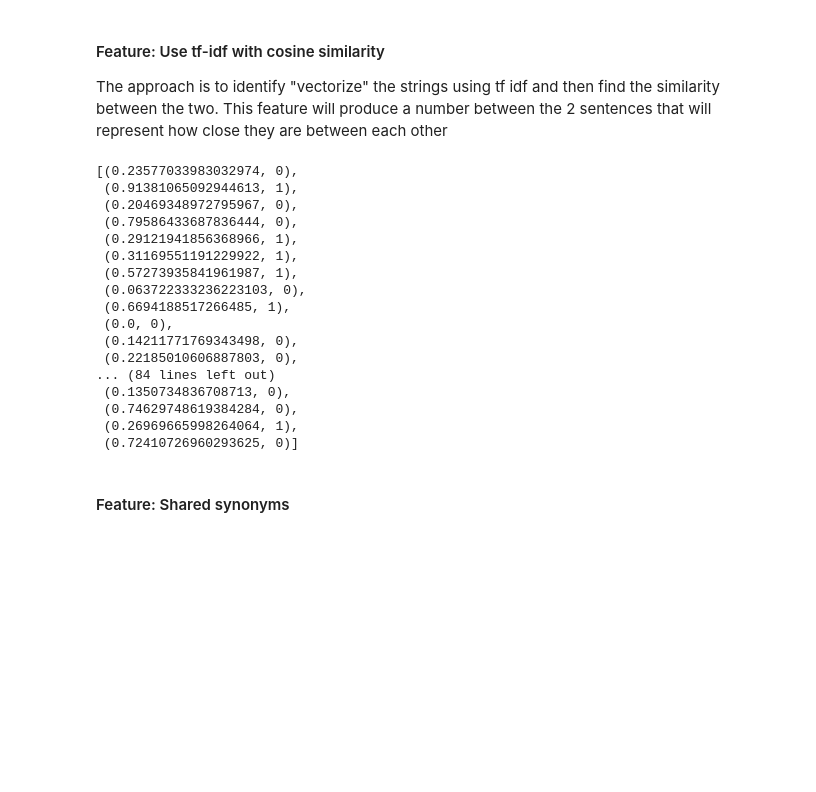
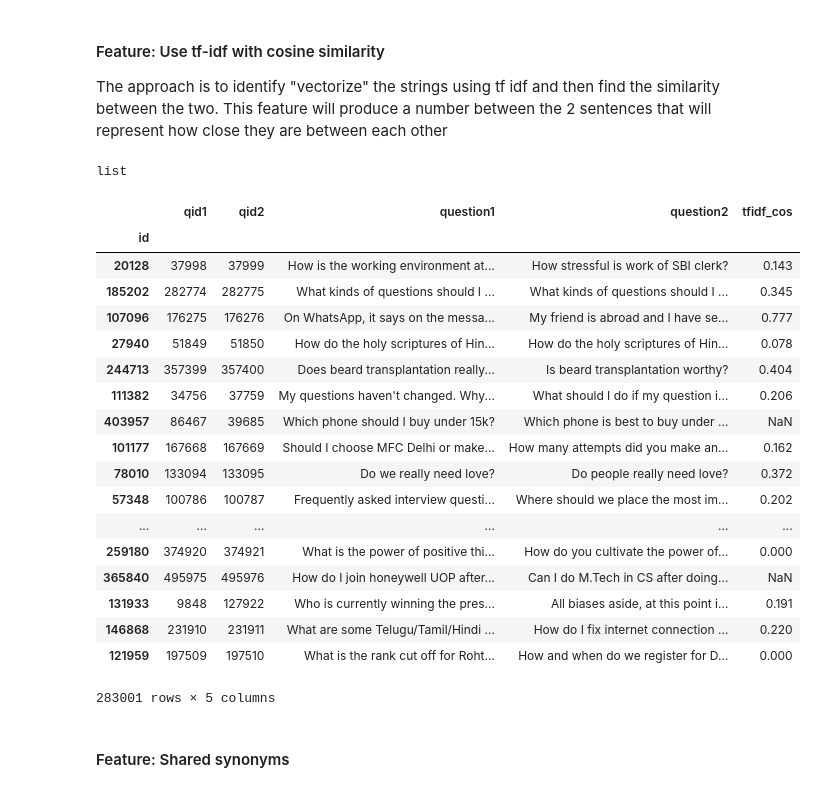
Before and after one commit to jaime-endika/kagglequora, a Jupyter notebook: Quora duplicate questions.ipynb, the cells around one changed output. Cells and saved outputs as stored; diff of their text form; code cells hidden in the pictures; blank space fills up the shorter version.

Commit message:
Added column feature to train dataframe

```diff
--- a/Quora duplicate questions.ipynb
+++ b/Quora duplicate questions.ipynb
@@ -121,23 +120,33 @@ Y_100=y_train[0:100]
-# %%
-list(zip(cos_dist,Y_100))
-# %% [output]
-[(0.23577033983032974, 0),
- (0.91381065092944613, 1),
- (0.20469348972795967, 0),
- (0.79586433687836444, 0),
- (0.29121941856368966, 1),
- (0.31169551191229922, 1),
- (0.57273935841961987, 1),
- (0.063722333236223103, 0),
- (0.6694188517266485, 1),
- (0.0, 0),
- (0.14211771769343498, 0),
- (0.22185010606887803, 0),
-... (84 lines left out)
- (0.1350734836708713, 0),
- (0.74629748619384284, 0),
- (0.26969665998264064, 1),
- (0.72410726960293625, 0)]
+# %%
+tfidf_cos=tfidf(q1_list[:],q2_list[:])
+# %%
+type(tfidf_cos)
+# %% [output]
+list
+# %%
+X_train.ix[:,'tfidf_cos']=pd.Series(tfidf_cos)
+# %%
+X_train
+# %% [output]
+|  | qid1 | qid2 | question1 | question2 | tfidf_cos |
+| id |  |  |  |  |  |
+| 20128 | 37998 | 37999 | How is the working environment at... | How stressful is work of SBI clerk? | 0.143 |
+| 185202 | 282774 | 282775 | What kinds of questions should I ... | What kinds of questions should I ... | 0.345 |
+| 107096 | 176275 | 176276 | On WhatsApp, it says on the messa... | My friend is abroad and I have se... | 0.777 |
+| 27940 | 51849 | 51850 | How do the holy scriptures of Hin... | How do the holy scriptures of Hin... | 0.078 |
+| 244713 | 357399 | 357400 | Does beard transplantation really... | Is beard transplantation worthy? | 0.404 |
+| 111382 | 34756 | 37759 | My questions haven't changed. Why... | What should I do if my question i... | 0.206 |
+| 403957 | 86467 | 39685 | Which phone should I buy under 15k? | Which phone is best to buy under ... | NaN |
+| 101177 | 167668 | 167669 | Should I choose MFC Delhi or make... | How many attempts did you make an... | 0.162 |
+| 78010 | 133094 | 133095 | Do we really need love? | Do people really need love? | 0.372 |
+| 57348 | 100786 | 100787 | Frequently asked interview questi... | Where should we place the most im... | 0.202 |
+| ... | ... | ... | ... | ... | ... |
+| 259180 | 374920 | 374921 | What is the power of positive thi... | How do you cultivate the power of... | 0.000 |
+| 365840 | 495975 | 495976 | How do I join honeywell UOP after... | Can I do M.Tech in CS after doing... | NaN |
+| 131933 | 9848 | 127922 | Who is currently winning the pres... | All biases aside, at this point i... | 0.191 |
+| 146868 | 231910 | 231911 | What are some Telugu/Tamil/Hindi ... | How do I fix internet connection ... | 0.220 |
+| 121959 | 197509 | 197510 | What is the rank cut off for Roht... | How and when do we register for D... | 0.000 |
+283001 rows × 5 columns
 # %% [markdown]
 #### Feature: Shared synonyms
 # %% [markdown]
```
Also changed, not shown: parts of 3 cells of this notebook.
